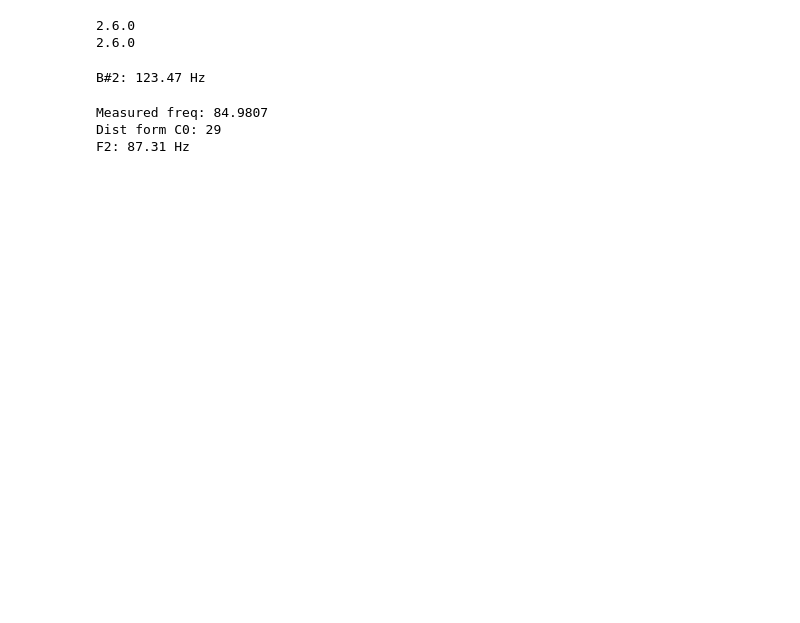
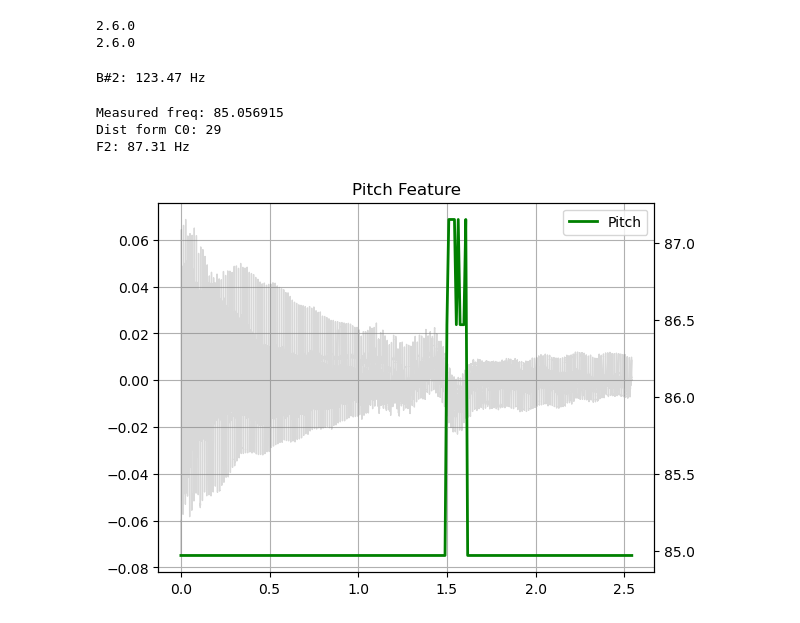
Before and after one commit to ScytheGreg/A_E_Guitar_Recognition, a Jupyter notebook: A_E_Guitar_Recognition.ipynb, the cells around one changed output. Drawn from its saved outputs; the diff is of its cells as text; code cells hidden in the pictures; blank space fills up the shorter version.

Commit message:
Threshold of trim 0.8 max amplitude. Add D3 files

```diff
--- a/A_E_Guitar_Recognition.ipynb
+++ b/A_E_Guitar_Recognition.ipynb
@@ -154,19 +154,21 @@ class Audio:
         axis2.legend(loc=0)
 # %%
 class SampleAudio(Audio):
-    def __init__(self, path,  threshold=1e-2):
+    def __init__(self, path):
         super().__init__(path)
-        self.trim_beg(threshold)
+        self.trim_beg()
 
-    def trim_beg(self, threshold=1e-2):
+    def trim_beg(self):
         energy = torch.max(torch.abs(self.WAVE_FORM), dim=0).values
+        max_energy = torch.max(energy)
+        threshold = 0.8 * max_energy
         non_silent = torch.where(energy > threshold)[0]
         start_sample = non_silent[0]
         self.WAVE_FORM = self.WAVE_FORM[:, start_sample:]
 # %%
 class SingleToneSample(SampleAudio):
-    def __init__(self, path, threshold=1e-2, freq_high=1400, tuning=440, conv="EasternEurope"):
-        super().__init__(path, threshold)
+    def __init__(self, path, freq_high=1400, tuning=440, conv="EasternEurope"):
+        super().__init__(path)
         self.note = NoteTone("A0", tuning=tuning, conv=conv)
         self.detect_tone(freq_high)
 
@@ -180,9 +182,11 @@ class SingleToneSample(SampleAudio):
 # %%
 PATH = "Raw_Audio_Data/E2/10.wav"
 tone = SingleToneSample(PATH)
 tone.note.print()
+tone.plot_pitch()
 # %% [output]
-Measured freq: 84.9807
+Measured freq: 85.056915
 Dist form C0: 29
 F2: 87.31 Hz
+[figure, added]
 # %%
```
Also changed, not shown: parts of 1 cell of this notebook, 3 other files.
